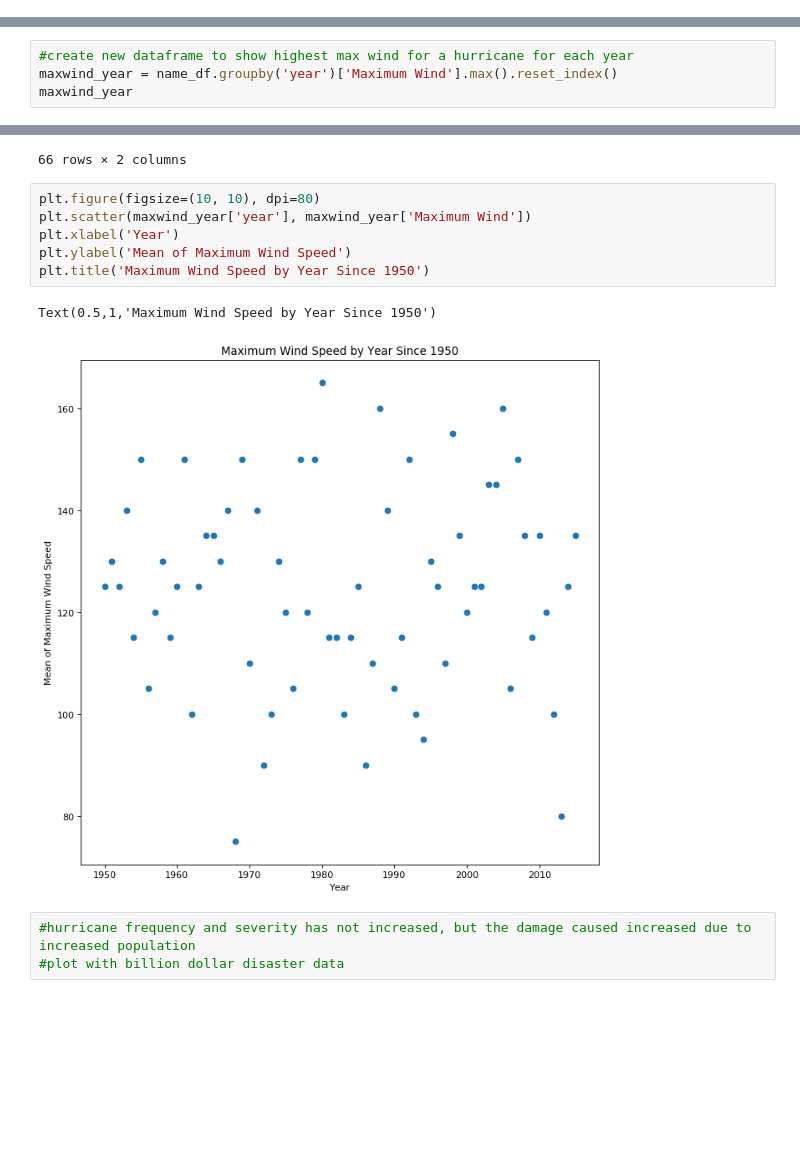
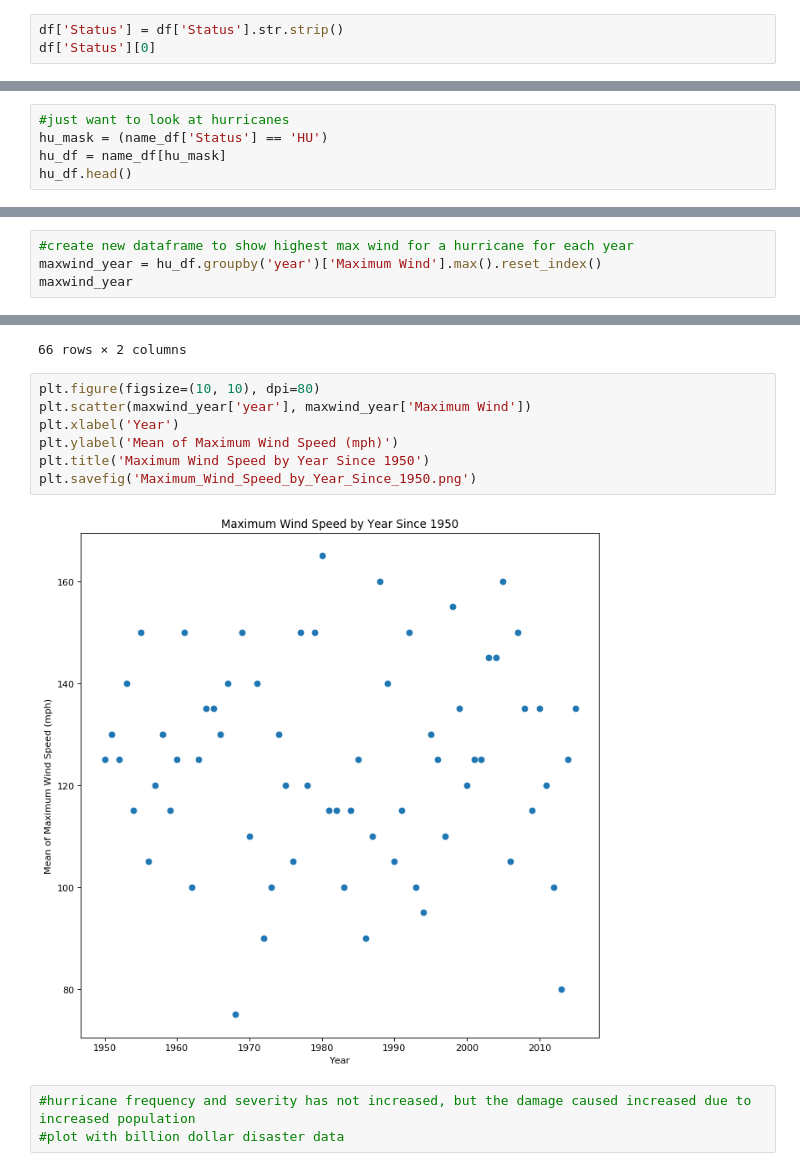
Before and after one commit to HannahSantana/SeaOtters, a Jupyter notebook: hurricanes.ipynb, the cells around one changed output, grey strips where cells are left out. Cells and saved outputs as stored; diff of their text form; blank space fills up the shorter version.

```diff
--- a/hurricanes.ipynb
+++ b/hurricanes.ipynb
@@ -18,3 +18,6 @@ df['Name'] = df['Name'].str.strip()
 df['Name'][0]
 # %% [output]
 'UNNAMED'
+# %%
+df['Status'] = df['Status'].str.strip()
+df['Status'][0]
@@ -62,0 +81,5 @@ name_df.head()
+# %%
+#just want to look at hurricanes
+hu_mask = (name_df['Status'] == 'HU')
+hu_df = name_df[hu_mask]
+hu_df.head()
@@ -96,6 +127,6 @@ Text(0.5,1,'Number of Hurricanes by Year Since 1950')
 # %%
 #create new dataframe to show highest max wind for a hurricane for each year
-maxwind_year = name_df.groupby('year')['Maximum Wind'].max().reset_index()
+maxwind_year = hu_df.groupby('year')['Maximum Wind'].max().reset_index()
 maxwind_year
 # %% [output]
 |  | year | Maximum Wind |
@@ -119,12 +150,12 @@ maxwind_year
 # %%
 plt.figure(figsize=(10, 10), dpi=80)
 plt.scatter(maxwind_year['year'], maxwind_year['Maximum Wind'])
 plt.xlabel('Year')
-plt.ylabel('Mean of Maximum Wind Speed')
+plt.ylabel('Mean of Maximum Wind Speed (mph)')
 plt.title('Maximum Wind Speed by Year Since 1950')
+plt.savefig('Maximum_Wind_Speed_by_Year_Since_1950.png')
 # %% [output]
-Text(0.5,1,'Maximum Wind Speed by Year Since 1950')
-[figure, old version]
+[figure, new version]
 # %%
 #hurricane frequency and severity has not increased, but the damage caused increased due to increased population
 #plot with billion dollar disaster data
```
Also changed, not shown: parts of 6 cells of this notebook.
